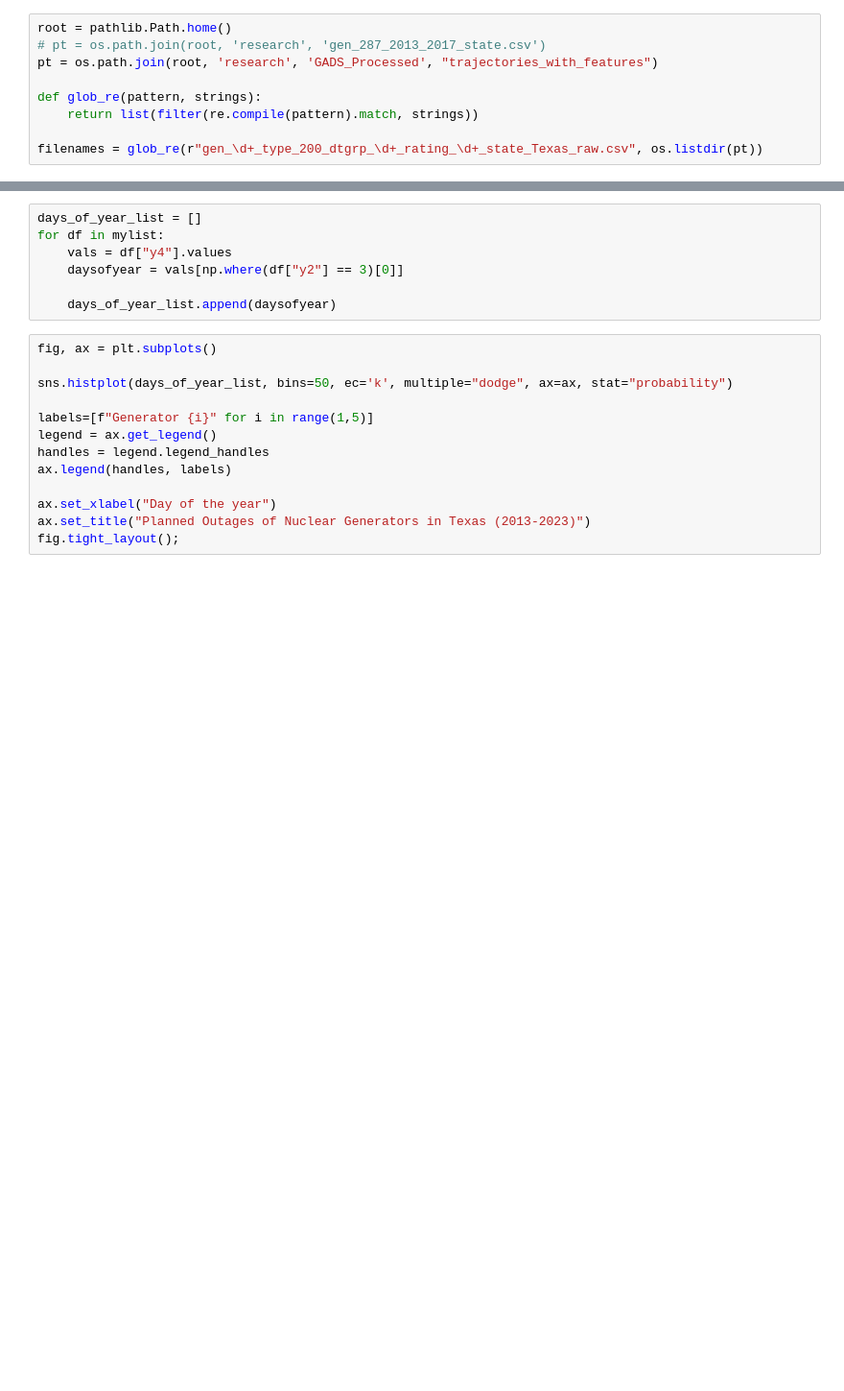
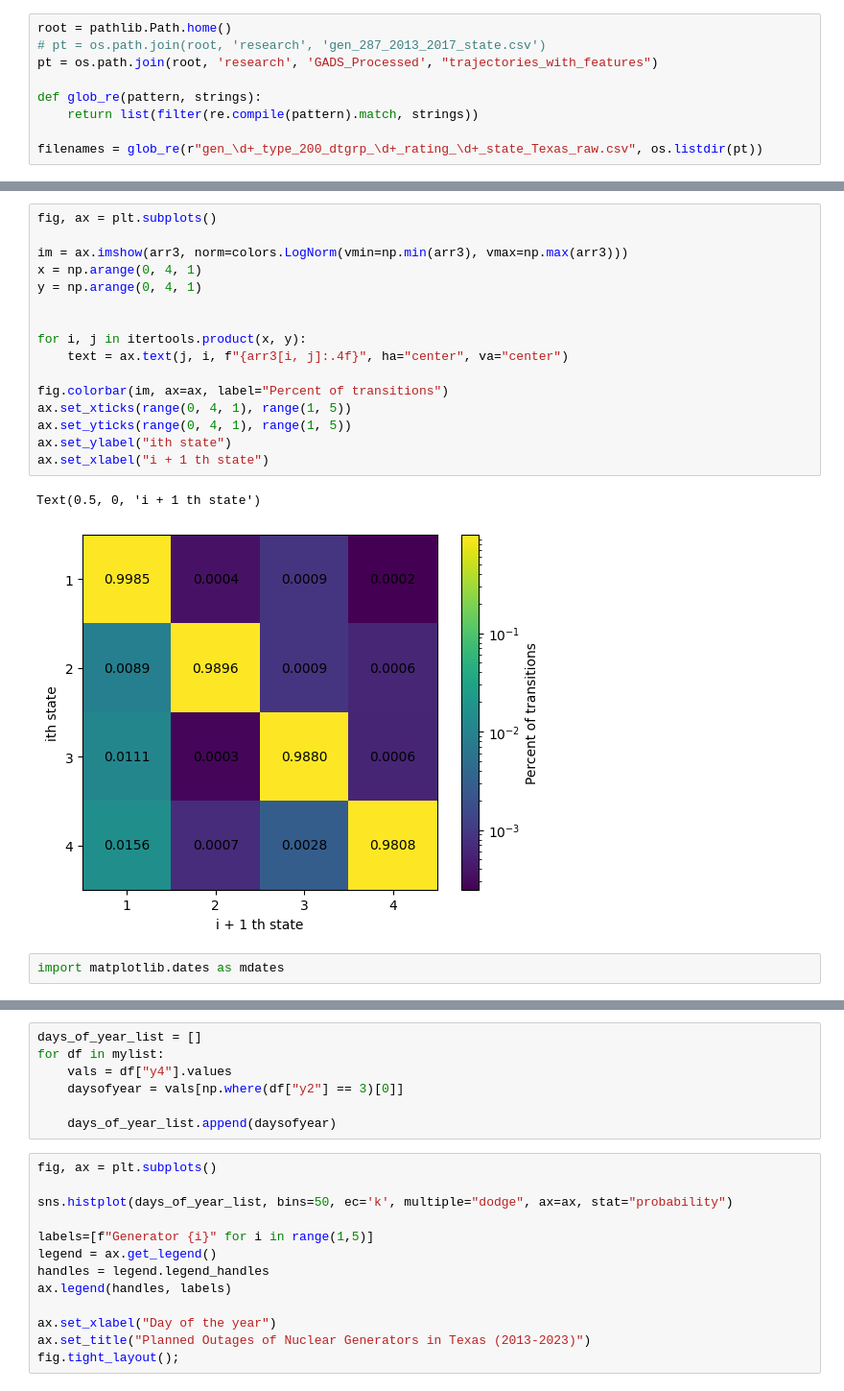
Before and after one commit to ecooper-cu/gads-analysis, a Jupyter notebook: visualize_texas_nuclear_trajectories.ipynb, the cells around one changed output, grey strips where cells are left out. Shown: that part at 96% size. Drawn from its saved outputs; the diff is of its cells as text; blank space fills up the shorter version.

```diff
--- a/visualize_texas_nuclear_trajectories.ipynb
+++ b/visualize_texas_nuclear_trajectories.ipynb
@@ -36,0 +136,21 @@ for f in filenames:
+# %%
+fig, ax = plt.subplots()
+
+im = ax.imshow(arr3, norm=colors.LogNorm(vmin=np.min(arr3), vmax=np.max(arr3)))
+x = np.arange(0, 4, 1)
+y = np.arange(0, 4, 1)
+
+
+for i, j in itertools.product(x, y):
+    text = ax.text(j, i, f"{arr3[i, j]:.4f}", ha="center", va="center")
+
+fig.colorbar(im, ax=ax, label="Percent of transitions")
+ax.set_xticks(range(0, 4, 1), range(1, 5))
+ax.set_yticks(range(0, 4, 1), range(1, 5))
+ax.set_ylabel("ith state")
+ax.set_xlabel("i + 1 th state")
+# %% [output]
+Text(0.5, 0, 'i + 1 th state')
+[figure, added]
+# %%
+import matplotlib.dates as mdates
```
Also changed, not shown: parts of 17 cells of this notebook, 17 other files.
